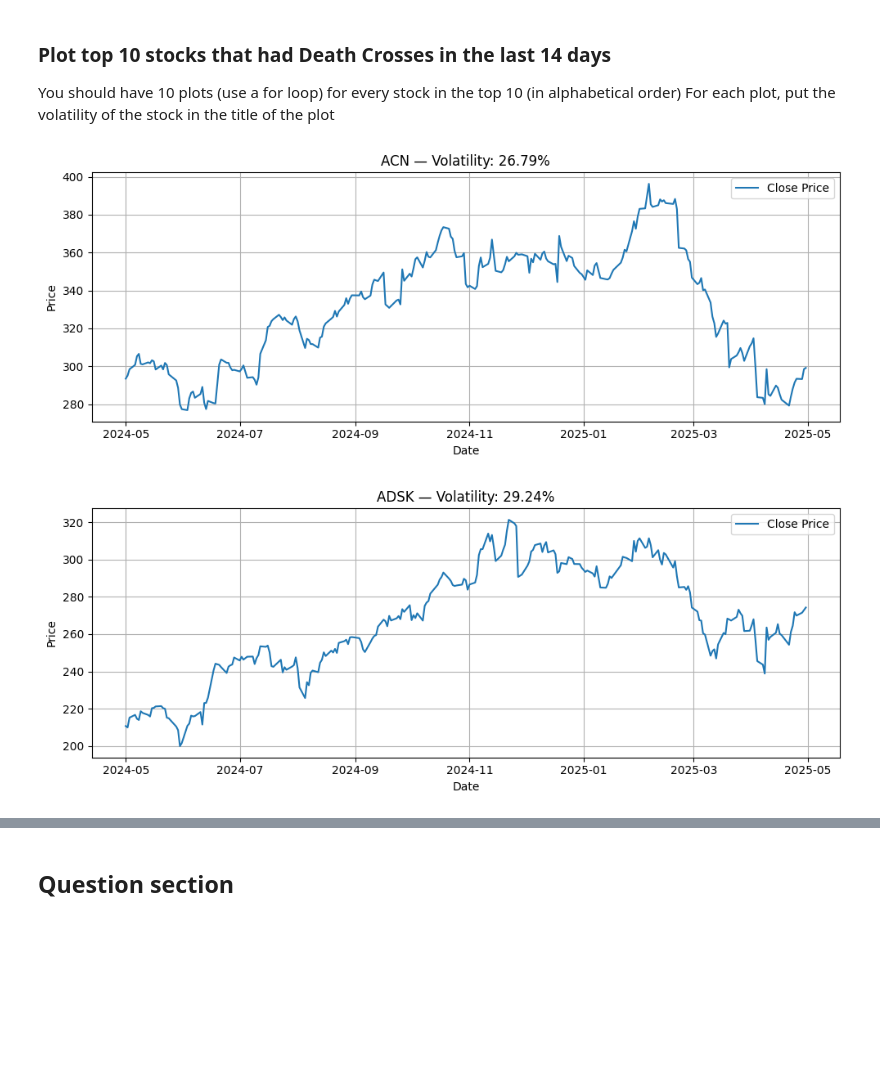
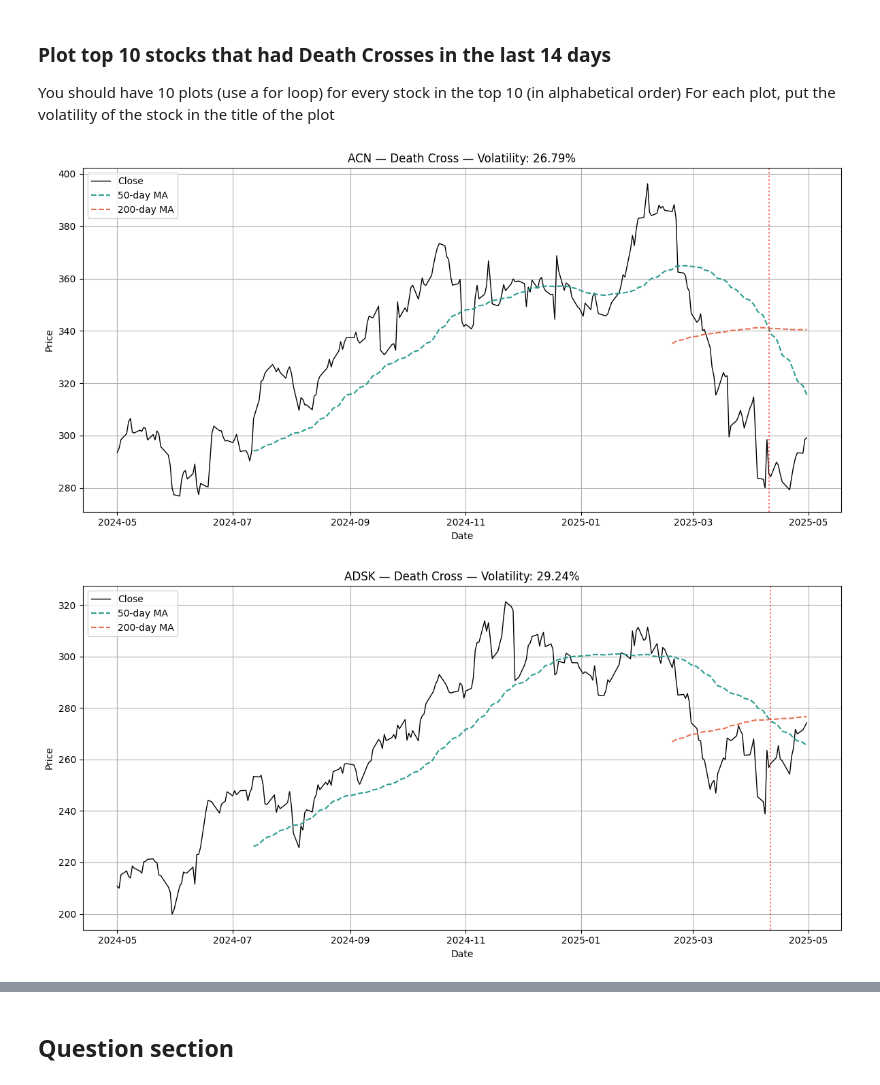
Before and after one commit to emisaar/fintech, a Jupyter notebook: Module 1/technical_analysis_sp500_A01659258.ipynb, the cells around one changed output, grey strips where cells are left out. Saved outputs shown, nothing was run; the diff lists cells and outputs as text; code cells hidden in the pictures; blank space fills up the shorter version.

```diff
--- a/Module 1/technical_analysis_sp500_A01659258.ipynb
+++ b/Module 1/technical_analysis_sp500_A01659258.ipynb
@@ -430,22 +505,10 @@ for ticker in df_close.columns[:10]:
 # CODE HERE
 # Visualize the results here
 
-# Step 1: Sort the golden cross tickers alphabetically and select top 10
-top10_golden = df_golden_cross_14d.sort_values(by='TICKER').head(10)['TICKER'].tolist()
+# Sort the golden cross tickers alphabetically and select top 10
+top_10_golden = df_golden_cross_14d.sort_values(by='TICKER').head(10)['TICKER'].tolist()
 
-# Step 2: Compute daily returns for volatility
-df_returns = df_close.pct_change()
-volatility = df_returns.std() * np.sqrt(252)  # annualized volatility
-
-# Step 3: Plot each stock with its volatility in the title
-for ticker in top10_golden:
-    plt.figure(figsize=(10, 4))
-    plt.plot(df_close[ticker], label='Close Price')
-    plt.title(f"{ticker} — Volatility: {volatility[ticker]:.2%}")
-    plt.xlabel("Date")
-    plt.ylabel("Price")
-    plt.legend()
-    plt.grid(True)
-    plt.tight_layout()
-    plt.show()
+for ticker in top_10_golden:
+    cross_dates = df_golden_cross_14d[df_golden_cross_14d["TICKER"] == ticker]["DATE"].tolist()
+    plot_crosses_with_volatility(ticker, df_close, df_ma50, df_ma200, volatility, cross_dates, "Golden Cross")
 # %% [output]
@@ -467,25 +530,14 @@ For each plot, put the volatility of the stock in the title of the plot
 # %%
 # CODE HERE
 # Visualize the results here
 
-# Step 1: Sort the death cross tickers alphabetically and select top 10
-top10_death = df_death_cross_14d.sort_values(by='TICKER').head(10)['TICKER'].tolist()
+# Sort the death cross tickers alphabetically and select top 10
+top_10_death = df_death_cross_14d.sort_values(by='TICKER').head(10)['TICKER'].tolist()
 
-# Step 2: Compute daily returns for volatility
-df_returns = df_close.pct_change()
-volatility = df_returns.std() * np.sqrt(252)  # Annualized volatility
-
-# Step 3: Plot each stock's closing price with volatility in the title
-for ticker in top10_death:
-    plt.figure(figsize=(10, 4))
-    plt.plot(df_close[ticker], label='Close Price')
-    plt.title(f"{ticker} — Volatility: {volatility[ticker]:.2%}")
-    plt.xlabel("Date")
-    plt.ylabel("Price")
-    plt.legend()
-    plt.grid(True)
-    plt.tight_layout()
-    plt.show()
+# Plot death crosses with volatility
+for ticker in top_10_death:
+    cross_dates = df_death_cross_14d[df_death_cross_14d["TICKER"] == ticker]["DATE"].tolist()
+    plot_crosses_with_volatility(ticker, df_close, df_ma50, df_ma200, volatility, cross_dates, "Death Cross")
 # %% [output]
-[figure, old version]
+[figure, new version]
-[figure, old version]
+[figure, new version]
```
Also changed, not shown: parts of 27 cells of this notebook, 1 other file.
